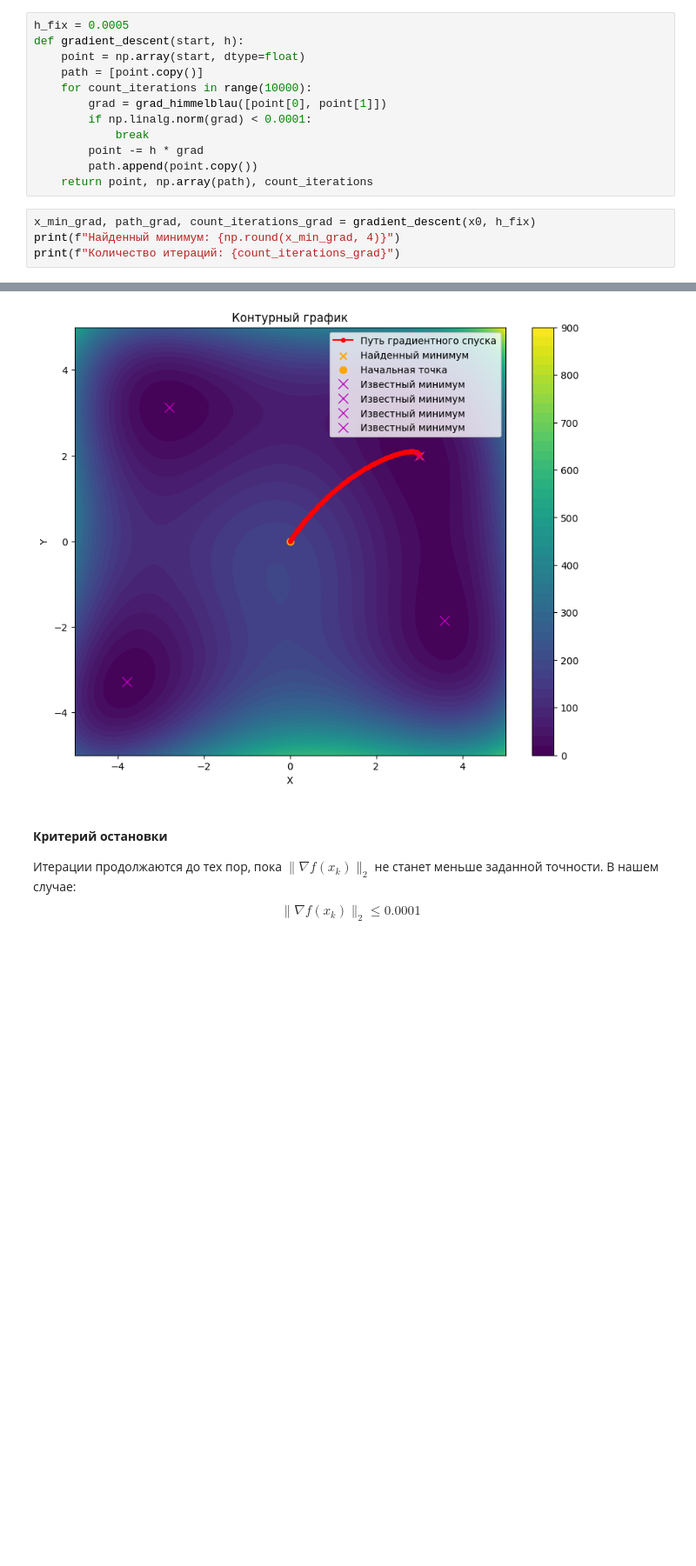
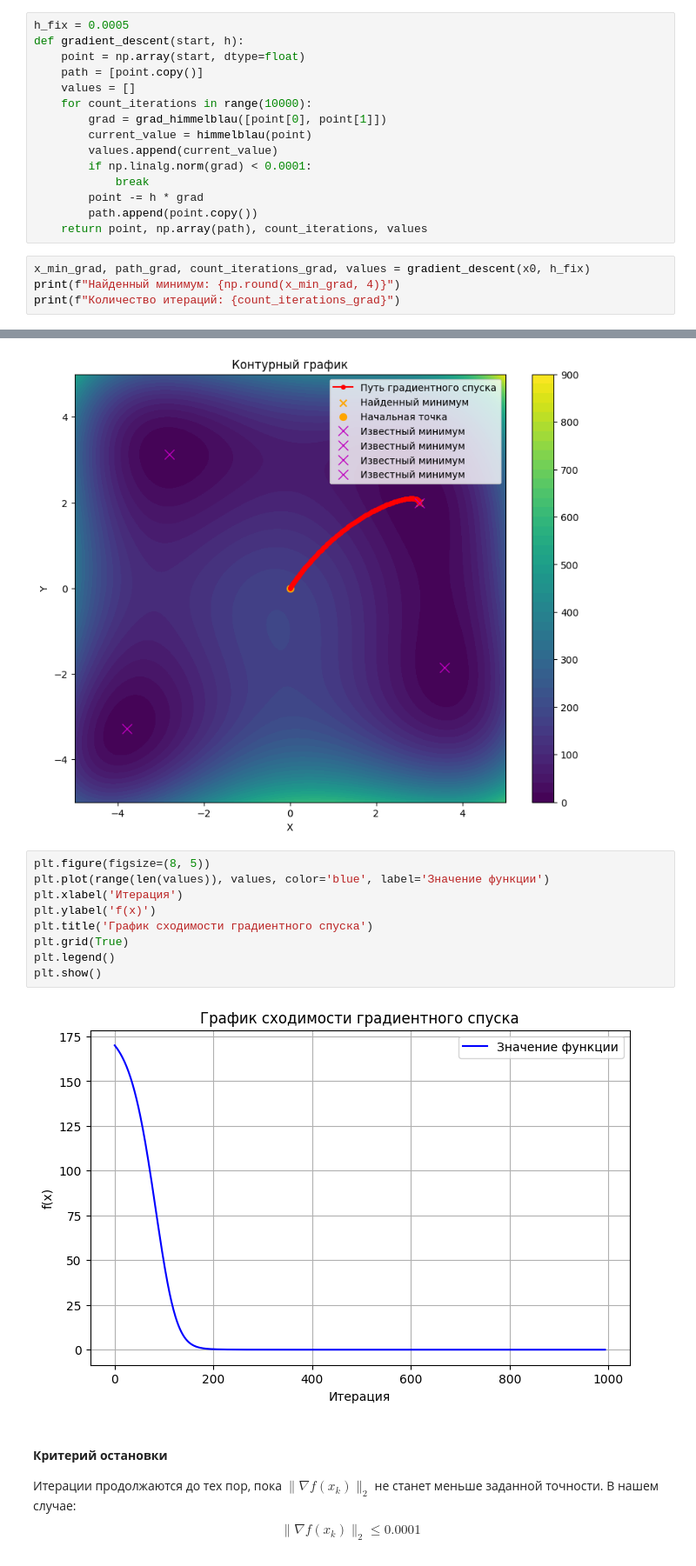
Before and after one commit to Kirill-Yurkov/MetOpt3, a Jupyter notebook: main.ipynb, the cells around one changed output, grey strips where cells are left out. Shown at 87% size. Drawn from its saved outputs; the diff is of its cells as text; blank space fills up the shorter version.

Commit message:
графики

```diff
--- a/main.ipynb
+++ b/main.ipynb
@@ -113,15 +113,18 @@ h_fix = 0.0005
 def gradient_descent(start, h):
     point = np.array(start, dtype=float)
     path = [point.copy()]
+    values = []
     for count_iterations in range(10000):
         grad = grad_himmelblau([point[0], point[1]])
+        current_value = himmelblau(point)
+        values.append(current_value)
         if np.linalg.norm(grad) < 0.0001:
             break
         point -= h * grad
         path.append(point.copy())
-    return point, np.array(path), count_iterations
+    return point, np.array(path), count_iterations, values
 # %%
-x_min_grad, path_grad, count_iterations_grad = gradient_descent(x0, h_fix)
+x_min_grad, path_grad, count_iterations_grad, values = gradient_descent(x0, h_fix)
 print(f"Найденный минимум: {np.round(x_min_grad, 4)}")
 print(f"Количество итераций: {count_iterations_grad}")
 # %% [output]
@@ -156,6 +159,17 @@ def visualization_of_searching(min_point, path):
 visualization_of_searching(x_min_grad, path_grad)
 # %% [output]
 [figure]
+# %%
+plt.figure(figsize=(8, 5))
+plt.plot(range(len(values)), values, color='blue', label='Значение функции')
+plt.xlabel('Итерация')
+plt.ylabel('f(x)')
+plt.title('График сходимости градиентного спуска')
+plt.grid(True)
+plt.legend()
+plt.show()
+# %% [output]
+[figure, added]
 # %% [markdown]
 #### **Критерий остановки**
 Итерации продолжаются до тех пор, пока $ \|\nabla f(x_k)\|_2 $ не станет меньше заданной точности. В нашем случае:
```
Also changed, not shown: parts of 12 cells of this notebook.
